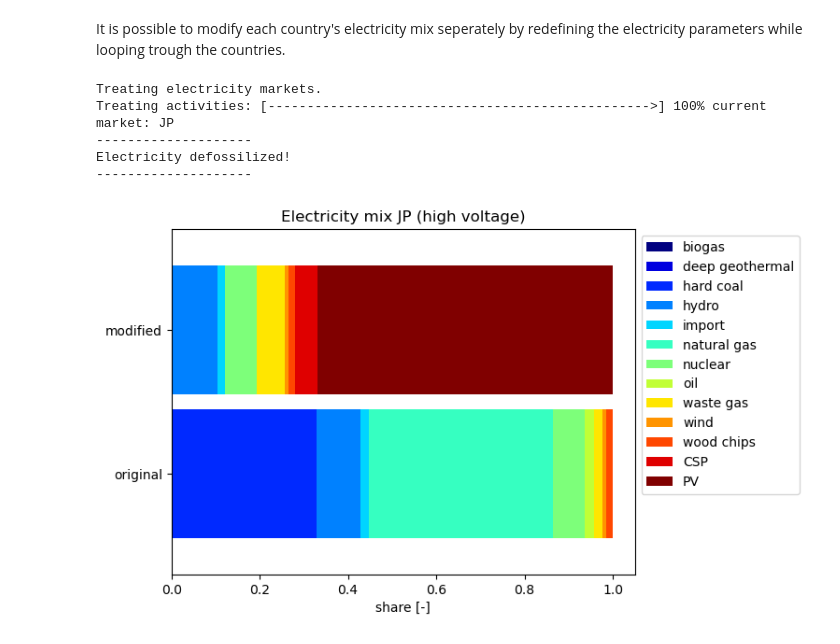
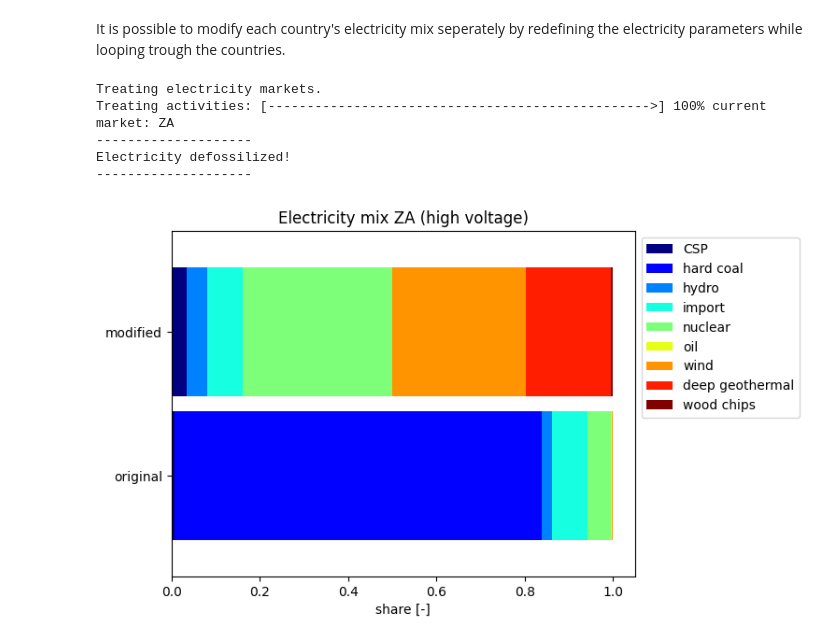
Before and after one commit to hschlesier/fossilfree_ecoinvent, a Jupyter notebook: notebook/Example.ipynb, the cells around one changed output. Drawn from its saved outputs; the diff is of its cells as text; code cells hidden in the pictures.

Commit message:
Fixed electricity and Example.ipynb

```diff
--- a/notebook/Example.ipynb
+++ b/notebook/Example.ipynb
@@ -293,18 +293,17 @@ Modifying country electricity markets uniquely
 # %% [markdown]
 It is possible to modify each country's electricity mix seperately by redefining the electricity parameters while looping trough the countries.
 # %%
-import electricity as ele
-from electricity import treat_electricity_markets
+import fossilfree_ecoinvent.electricity as ele
 
 ndb.f_e = 0
 
-country_code = 'JP' #example for Japan
+country_code = 'ZA' #example for Japan
 
 new_electricity_split_dict = {
 country_code:
 {
- 'PV': 0.2,
- 'Wind onshore': 0.12,
+ 'PV': 0.0,
+ 'Wind onshore': 0.32,
  'Wind offshore': 0.11,
  'Hydro': 0.025,
  'Geothermal': 0.205,
@@ -336,13 +335,14 @@ for country_code in new_electricity_split_dict.keys():
                                  )
 # %% [output]
 Treating electricity markets.
-Treating activities: [------------------------------------------------->] 100% current market: JP
+Treating activities: [------------------------------------------------->] 100% current market: ZA
 --------------------
 Electricity defossilized!
 --------------------
 # %%
-
-country_code = 'JP'
+import pandas as pd
+import matplotlib.pyplot as plt
+country_code = 'ZA'
 
 og_grid = [act for act in ndb.base_db if act['name']=='market for electricity, high voltage'
                                 and act['location']==country_code
@@ -352,33 +352,33 @@ ff_grid = [act for act in ndb.fossilfree_db if act['name']=='market for electric
                                 and act['location']==country_code
                                 ][0]
 
 def get_type(name):
     typ = name.split(', ')[1]
     if 'PV' in name:
       typ='PV'
     elif 'high voltage' in typ:
       typ='import'
-    elif 'power plant' in typ:
+    elif 'power plant' in typ and not 'solar' in typ:
       typ='waste gas'
-    elif 'parabolic' in typ:
+    elif 'parabolic' in typ or 'solar tower' in typ:
       typ='CSP'
     return typ
 
 def get_mix(act):
     mix_tuples = [(get_type(exc.input['name']), exc.amount) for exc in act.technosphere()
                     if exc.input['unit']=='kilowatt hour']
     df = pd.DataFrame(mix_tuples, columns=['source', 'value'])
     return df.set_index('source').groupby('source').sum()/sum(df.value)
 
 og_mix, ff_mix = [get_mix(act) for act in [og_grid, ff_grid]]
 
 fig, ax = plt.subplots(1,1)
 pd.concat([og_mix, ff_mix],axis=1).T.plot.barh(ax=ax, stacked=True, cmap='jet', width=0.9)
 ax.set_yticklabels(['original', 'modified'])
 ax.legend(bbox_to_anchor=(1, 1))
 ax.set_xlabel('share [-]')
 ax.set_title('Electricity mix {} (high voltage)'.format(country_code))
 
 plt.show()
 # %% [output]
-[figure, old version]
+[figure, new version]
```
Also changed, not shown: parts of 5 cells of this notebook, 2 other files.
